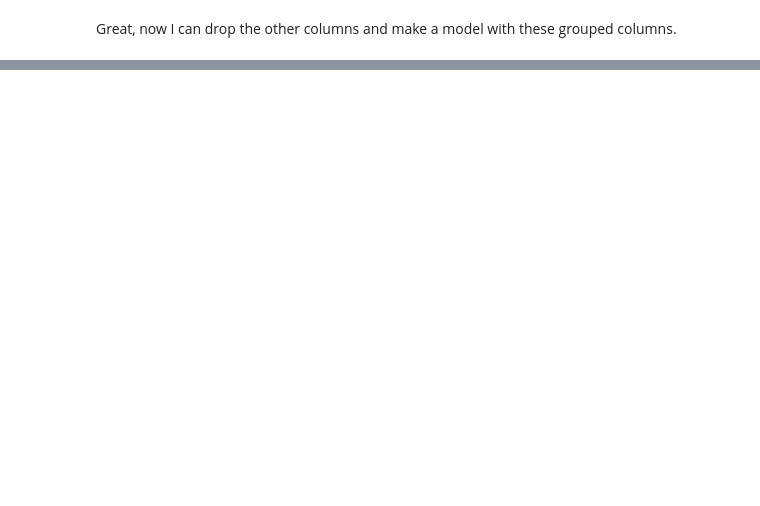
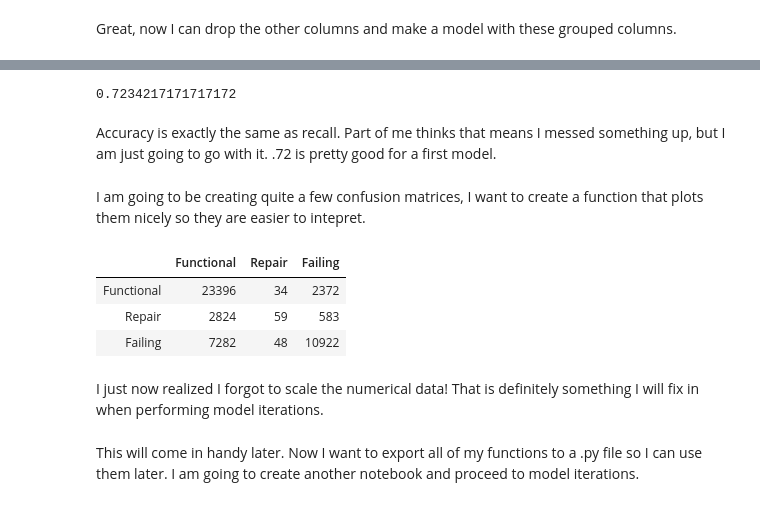
Before and after one commit to mattcarr17/mod_3_flatiron_project, a Jupyter notebook: notebooks/exploratory/01_mc_exploratory.ipynb, the cells around one changed output, grey strips where cells are left out. Cells and saved outputs as stored; diff of their text form; code cells hidden in the pictures; blank space fills up the shorter version.

Commit message:
first model

```diff
--- a/notebooks/exploratory/01_mc_exploratory.ipynb
+++ b/notebooks/exploratory/01_mc_exploratory.ipynb
@@ -865,0 +971,5 @@ Great, now I can drop the other columns and make a model with these grouped colu
+# %%
+# instantiate Logistic Regression object
+logreg = LogisticRegression(solver='liblinear')
+# fit model
+logreg.fit(X_train_base, y_train)
@@ -865,0 +994,2 @@ Great, now I can drop the other columns and make a model with these grouped colu
+# %%
+train_pred = logreg.predict(X_train_base)
@@ -865,0 +1019,27 @@ Great, now I can drop the other columns and make a model with these grouped colu
+# %%
+accuracy_score(y_train, train_pred)
+# %% [output]
+0.7234217171717172
+# %% [markdown]
+Accuracy is exactly the same as recall. Part of me thinks that means I messed something up, but I am just going to go with it. .72 is pretty good for a first model.
+# %%
+cm = confusion_matrix(y_train, train_pred)
+# %% [markdown]
+I am going to be creating quite a few confusion matrices, I want to create a function that plots them nicely so they are easier to intepret.
+# %%
+def plot_confusion_matrix(y_true, y_pred):
+    cm = confusion_matrix(y_true, y_pred)
+    labels = ['Functional', 'Repair', 'Failing']
+    cm_df = pd.DataFrame(cm, columns=labels, index=labels)
+    return cm_df
+# %%
+plot_confusion_matrix(y_train, train_pred)
+# %% [output]
+|  | Functional | Repair | Failing |
+| Functional | 23396 | 34 | 2372 |
+| Repair | 2824 | 59 | 583 |
+| Failing | 7282 | 48 | 10922 |
+# %% [markdown]
+I just now realized I forgot to scale the numerical data! That is definitely something I will fix in when performing model iterations.
+# %% [markdown]
+This will come in handy later. Now I want to export all of my functions to a .py file so I can use them later. I am going to create another notebook and proceed to model iterations.
```
Also changed, not shown: parts of 35 cells of this notebook.
